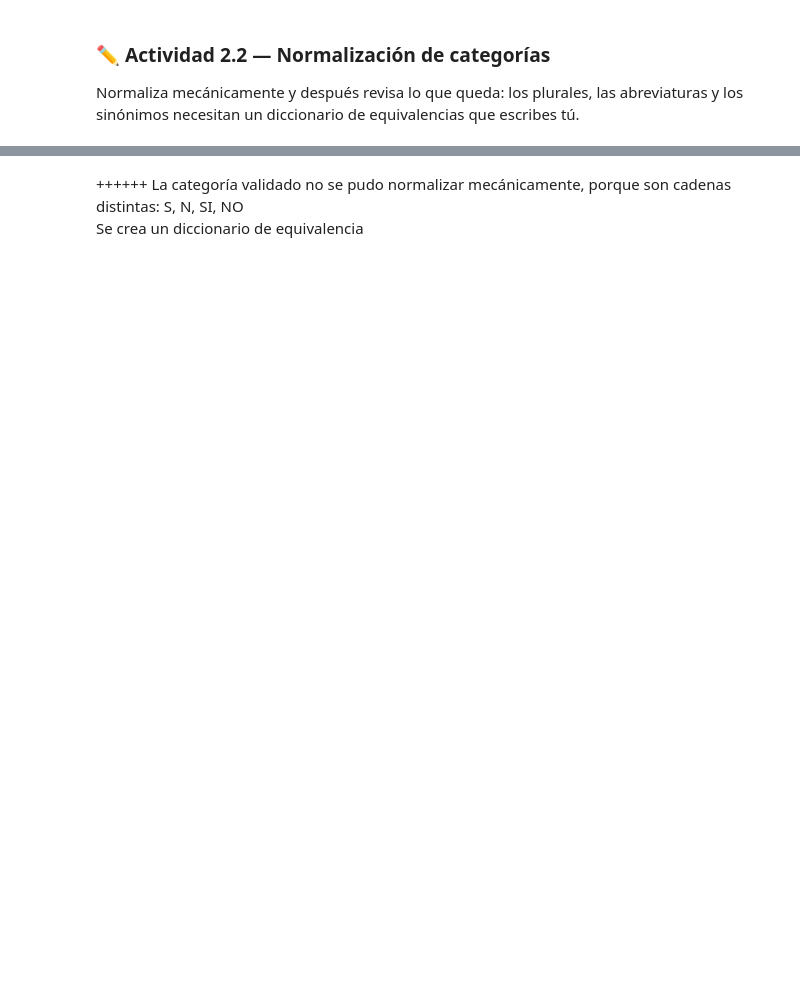
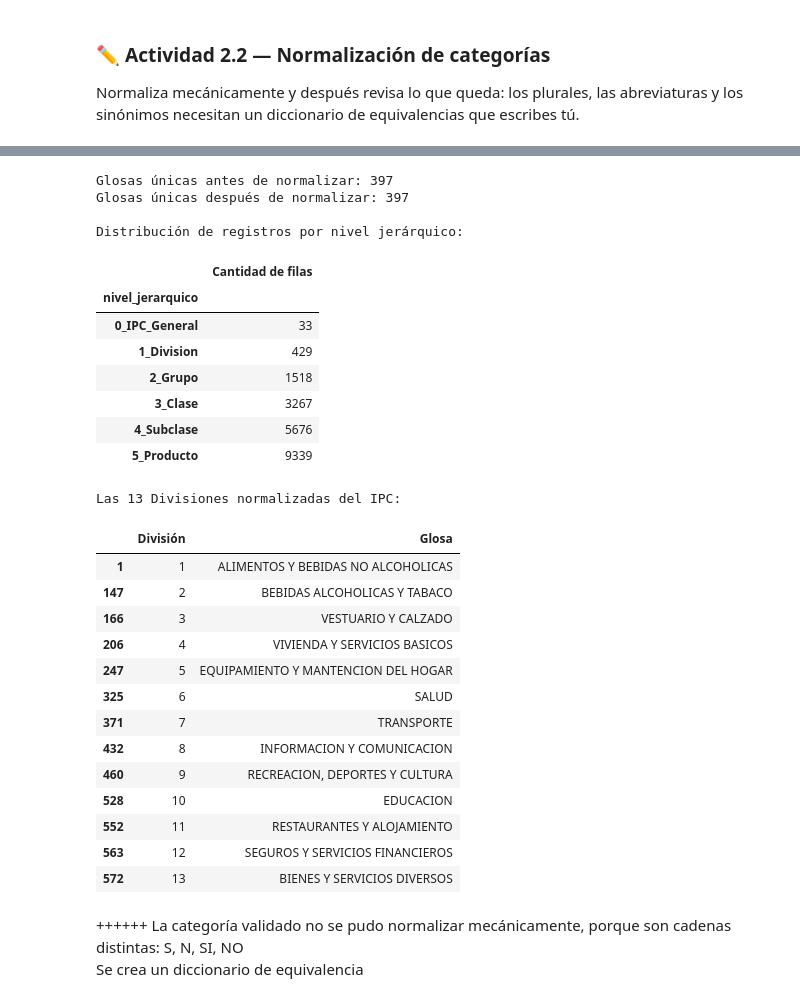
Before and after one commit to frandresst-wq/Proyecto-de-Ciencia-de-Datos, a Jupyter notebook: S2_Notebook_Laboratorio_CDD_Soto_Franco.ipynb, the cells around one changed output, grey strips where cells are left out. Cells and saved outputs as stored; diff of their text form; code cells hidden in the pictures; blank space fills up the shorter version.

```diff
--- a/S2_Notebook_Laboratorio_CDD_Soto_Franco.ipynb
+++ b/S2_Notebook_Laboratorio_CDD_Soto_Franco.ipynb
@@ -442,7 +439,0 @@ Recuerda las tres decisiones legítimas: **Corregir**, **Descartar** o **Declara
-# %%
-# Tu código aquí
-# Reemplazar valores centinela por NaN
-df['pm10'] = df['pm10'].replace(-999, np.nan)
-
-# Verificar los faltantes
-print(df[['pm10', 'pm25']].isna().sum())
@@ -461,14 +467,0 @@ El objetivo es unificar las categorías que representan lo mismo, pero están es
-# %%
-# Tu código aquí
-# Normalización Mecánica
-# Se eliminan espacios, se unifican mayúsculas y se quitan tildes.
-# Normalizar categorías
-columnas = ['estacion', 'comuna', 'region', 'validado']
-
-for col in columnas:
-    df[col] = normalizar_texto(df[col]) #la función normalizar_texto está arriba, en la actividad 1.4
-
-# Revisar las categorías resultantes
-for col in columnas:
-    print('\nColumna:', col)
-    print(df[col].unique())
@@ -512,3 +470,55 @@ Name: count, dtype: int64
+# %%
+# Tu código aquí
+# Normalización mecánica de Glosa
+print('Glosas únicas antes de normalizar:', df['Glosa'].nunique())
+df['Glosa'] = normalizar_texto(df['Glosa'])
+print('Glosas únicas después de normalizar:', df['Glosa'].nunique())
+
+# Clasificación explícita del nivel jerárquico según los códigos COICOP
+condiciones_nivel = [
+    df['División'] == 0,
+    (df['División'] > 0) & (df['Grupo'] == 0),
+    (df['Grupo'] > 0) & (df['Clase'] == 0),
+    (df['Clase'] > 0) & (df['Subclase'] == 0),
+    (df['Subclase'] > 0) & (df['Producto'] == 0),
+    df['Producto'] > 0
+]
+nombres_nivel = ['0_IPC_General', '1_Division', '2_Grupo', '3_Clase', '4_Subclase', '5_Producto']
+df['nivel_jerarquico'] = np.select(condiciones_nivel, nombres_nivel, default='Desconocido')
+
+print('\nDistribución de registros por nivel jerárquico:')
+display(df['nivel_jerarquico'].value_counts().sort_index().to_frame('Cantidad de filas'))
+
+print('\nLas 13 Divisiones normalizadas del IPC:')
+display(df[df['nivel_jerarquico'] == '1_Division'][['División', 'Glosa']].drop_duplicates().sort_values('División'))
+# %% [output]
+Glosas únicas antes de normalizar: 397
+Glosas únicas después de normalizar: 397
+
+Distribución de registros por nivel jerárquico:
+|  | Cantidad de filas |
+| nivel_jerarquico |  |
+| 0_IPC_General | 33 |
+| 1_Division | 429 |
+| 2_Grupo | 1518 |
+| 3_Clase | 3267 |
+| 4_Subclase | 5676 |
+| 5_Producto | 9339 |
+Las 13 Divisiones normalizadas del IPC:
+|  | División | Glosa |
+| 1 | 1 | ALIMENTOS Y BEBIDAS NO ALCOHOLICAS |
+| 147 | 2 | BEBIDAS ALCOHOLICAS Y TABACO |
+| 166 | 3 | VESTUARIO Y CALZADO |
+| 206 | 4 | VIVIENDA Y SERVICIOS BASICOS |
+| 247 | 5 | EQUIPAMIENTO Y MANTENCION DEL HOGAR |
+| 325 | 6 | SALUD |
+| 371 | 7 | TRANSPORTE |
+| 432 | 8 | INFORMACION Y COMUNICACION |
+| 460 | 9 | RECREACION, DEPORTES Y CULTURA |
+| 528 | 10 | EDUCACION |
+| 552 | 11 | RESTAURANTES Y ALOJAMIENTO |
+| 563 | 12 | SEGUROS Y SERVICIOS FINANCIEROS |
+| 572 | 13 | BIENES Y SERVICIOS DIVERSOS |
 # %% [markdown]
 ++++++ La categoría validado no se pudo normalizar mecánicamente, porque son cadenas distintas: S, N, SI, NO\
 Se crea un diccionario de equivalencia
```
Also changed, not shown: parts of 30 cells of this notebook.
